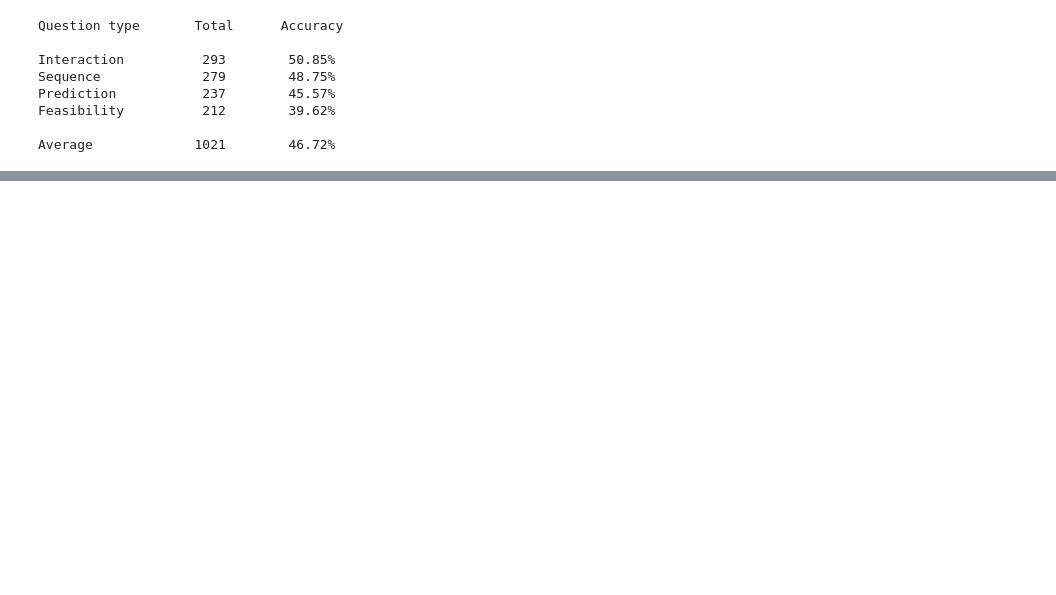
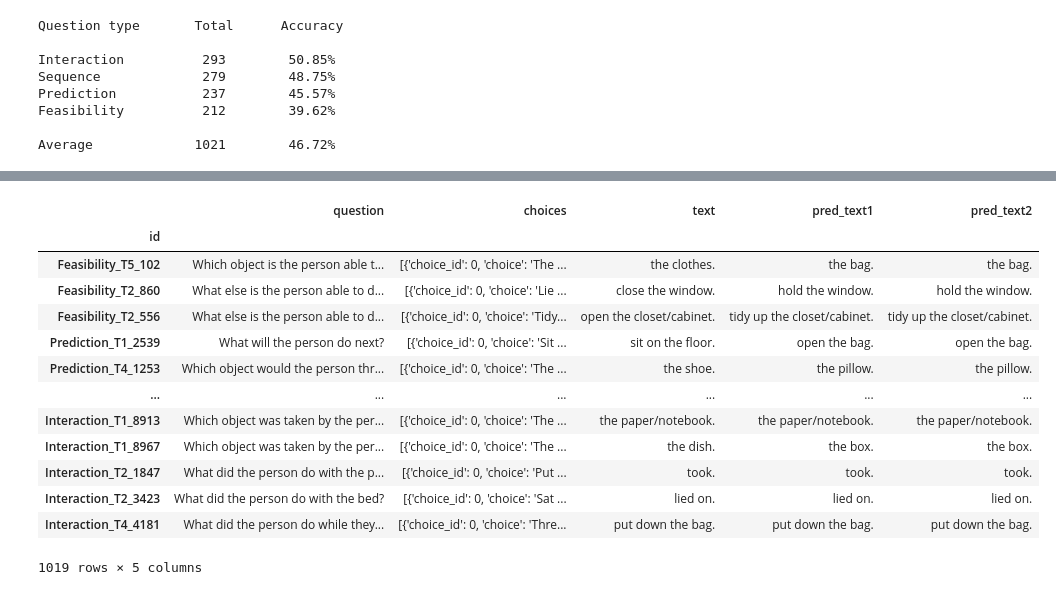
Before and after one commit to FabioLusha/video-neurosymbolic, a Jupyter notebook: star_code/experiments/week_0623_zs_cot_chat_prompting_VQA_maxsample5_gemma3_4b.ipynb, the cells around one changed output, grey strips where cells are left out. Saved outputs shown, nothing was run; the diff lists cells and outputs as text; code cells hidden in the pictures; blank space fills up the shorter version.

```diff
--- a/star_code/experiments/week_0623_zs_cot_chat_prompting_VQA_maxsample5_gemma3_4b.ipynb
+++ b/star_code/experiments/week_0623_zs_cot_chat_prompting_VQA_maxsample5_gemma3_4b.ipynb
@@ -563,17 +547,33 @@ pred_df
 # %%
-ans_df.rename(columns={'pred_text': 'pred_text1'}, inplace=True)
-pred_df.rename(columns={'pred_text': 'pred_text2'}, inplace=True)
+pred1_df.rename(columns={'answer': 'pred_text1'}, inplace=True)
+pred2_df.rename(columns={'pred_text': 'pred_text2'}, inplace=True)
 eval_df_all = gt_df.join(
-    ans_df,
+    pred1_df[['pred_text1']],
     how='inner'
 ).join(
-    pred_df,
+    pred2_df[['pred_text2']],
     how='inner'
 )
 
 eval_df_all['text'] = eval_df_all['text'].str.lower()
 eval_df_all['pred_text1'] = eval_df_all['pred_text1'].str.lower()
 eval_df_all['pred_text2'] = eval_df_all['pred_text2'].str.lower()
+eval_df_all
+# %% [output]
+|  | question | choices | text | pred_text1 | pred_text2 |
+| id |  |  |  |  |  |
+| Feasibility_T5_102 | Which object is the person able t... | [{'choice_id': 0, 'choice': 'The ... | the clothes. | the bag. | the bag. |
+| Feasibility_T2_860 | What else is the person able to d... | [{'choice_id': 0, 'choice': 'Lie ... | close the window. | hold the window. | hold the window. |
+| Feasibility_T2_556 | What else is the person able to d... | [{'choice_id': 0, 'choice': 'Tidy... | open the closet/cabinet. | tidy up the closet/cabinet. | tidy up the closet/cabinet. |
+| Prediction_T1_2539 | What will the person do next? | [{'choice_id': 0, 'choice': 'Sit ... | sit on the floor. | open the bag. | open the bag. |
+| Prediction_T4_1253 | Which object would the person thr... | [{'choice_id': 0, 'choice': 'The ... | the shoe. | the pillow. | the pillow. |
+| ... | ... | ... | ... | ... | ... |
+| Interaction_T1_8913 | Which object was taken by the per... | [{'choice_id': 0, 'choice': 'The ... | the paper/notebook. | the paper/notebook. | the paper/notebook. |
+| Interaction_T1_8967 | Which object was taken by the per... | [{'choice_id': 0, 'choice': 'The ... | the dish. | the box. | the box. |
+| Interaction_T2_1847 | What did the person do with the p... | [{'choice_id': 0, 'choice': 'Put ... | took. | took. | took. |
+| Interaction_T2_3423 | What did the person do with the bed? | [{'choice_id': 0, 'choice': 'Sat ... | lied on. | lied on. | lied on. |
+| Interaction_T4_4181 | What did the person do while they... | [{'choice_id': 0, 'choice': 'Thre... | put down the bag. | put down the bag. | put down the bag. |
+1019 rows × 5 columns
 # %%
 pred1_correct = (eval_df_all['text'] == eval_df_all['pred_text1']).astype(int).values
 pred2_correct =  (eval_df_all['text'] == eval_df_all['pred_text2']).astype(int).values
```
Also changed, not shown: parts of 27 cells of this notebook, 7 other files.
